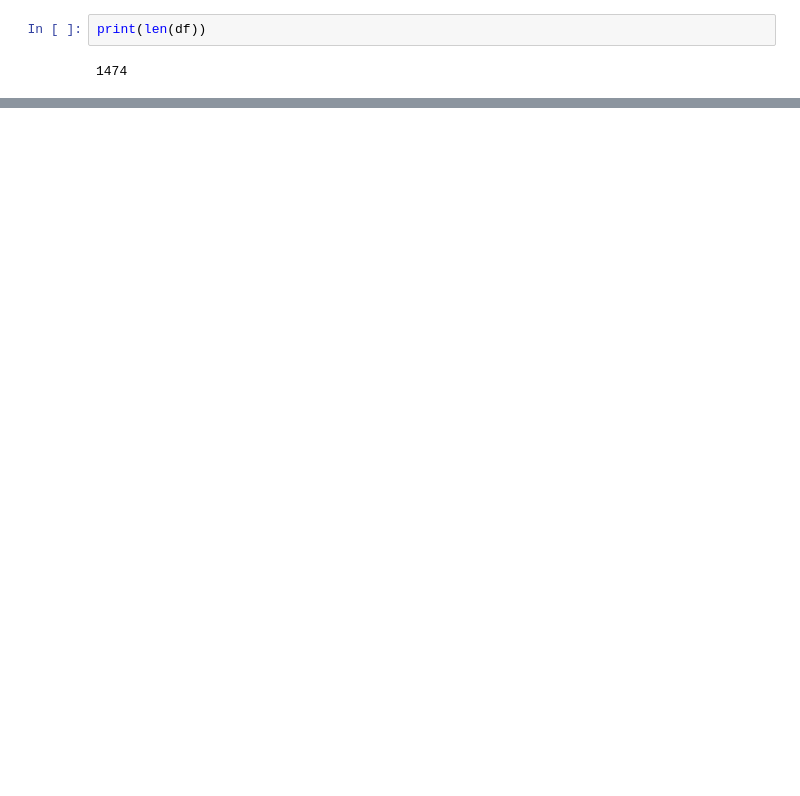
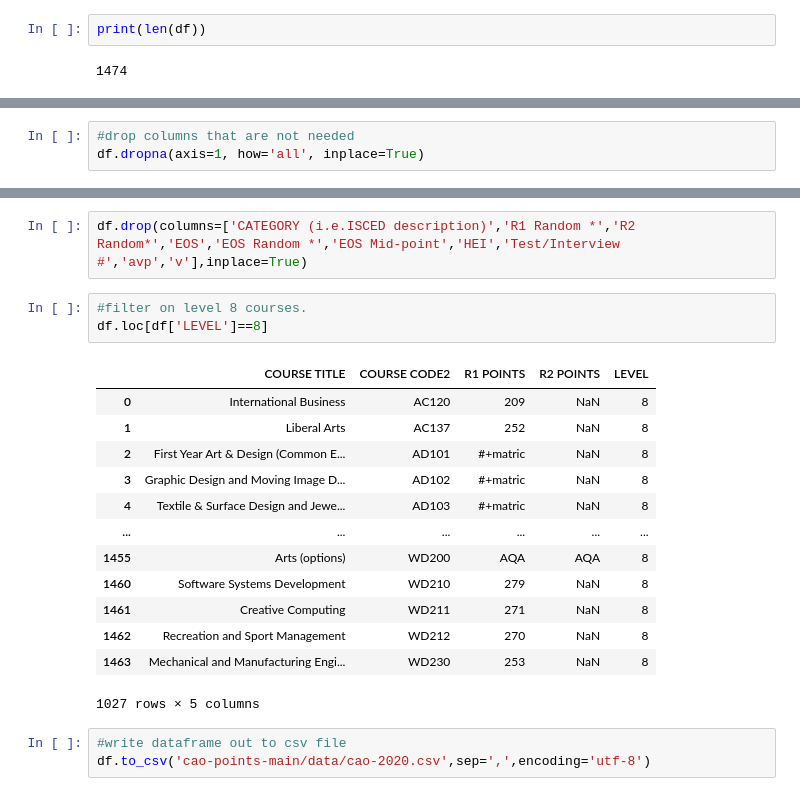
Before and after one commit to MarkJParry/FDA, a Jupyter notebook: Readexcel.ipynb, the cells around one changed output, grey strips where cells are left out. Saved outputs shown, nothing was run; the diff lists cells and outputs as text; blank space fills up the shorter version.

```diff
--- a/Readexcel.ipynb
+++ b/Readexcel.ipynb
@@ -36,0 +58,3 @@ print(len(df))
+# %%
+#drop columns that are not needed
+df.dropna(axis=1, how='all', inplace=True)
@@ -36,0 +78,22 @@ print(len(df))
+# %%
+df.drop(columns=['CATEGORY (i.e.ISCED description)','R1 Random *','R2 Random*','EOS','EOS Random *','EOS Mid-point','HEI','Test/Interview #','avp','v'],inplace=True)
+# %%
+#filter on level 8 courses.
+df.loc[df['LEVEL']==8]
+# %% [output]
+|  | COURSE TITLE | COURSE CODE2 | R1 POINTS | R2 POINTS | LEVEL |
+| 0 | International Business | AC120 | 209 | NaN | 8 |
+| 1 | Liberal Arts | AC137 | 252 | NaN | 8 |
+| 2 | First Year Art & Design (Common E... | AD101 | #+matric | NaN | 8 |
+| 3 | Graphic Design and Moving Image D... | AD102 | #+matric | NaN | 8 |
+| 4 | Textile & Surface Design and Jewe... | AD103 | #+matric | NaN | 8 |
+| ... | ... | ... | ... | ... | ... |
+| 1455 | Arts (options) | WD200 | AQA | AQA | 8 |
+| 1460 | Software Systems Development | WD210 | 279 | NaN | 8 |
+| 1461 | Creative Computing | WD211 | 271 | NaN | 8 |
+| 1462 | Recreation and Sport Management | WD212 | 270 | NaN | 8 |
+| 1463 | Mechanical and Manufacturing Engi... | WD230 | 253 | NaN | 8 |
+1027 rows × 5 columns
+# %%
+#write dataframe out to csv file
+df.to_csv('cao-points-main/data/cao-2020.csv',sep=',',encoding='utf-8')
```
Also changed, not shown: parts of 6 cells of this notebook, 5 other files.
